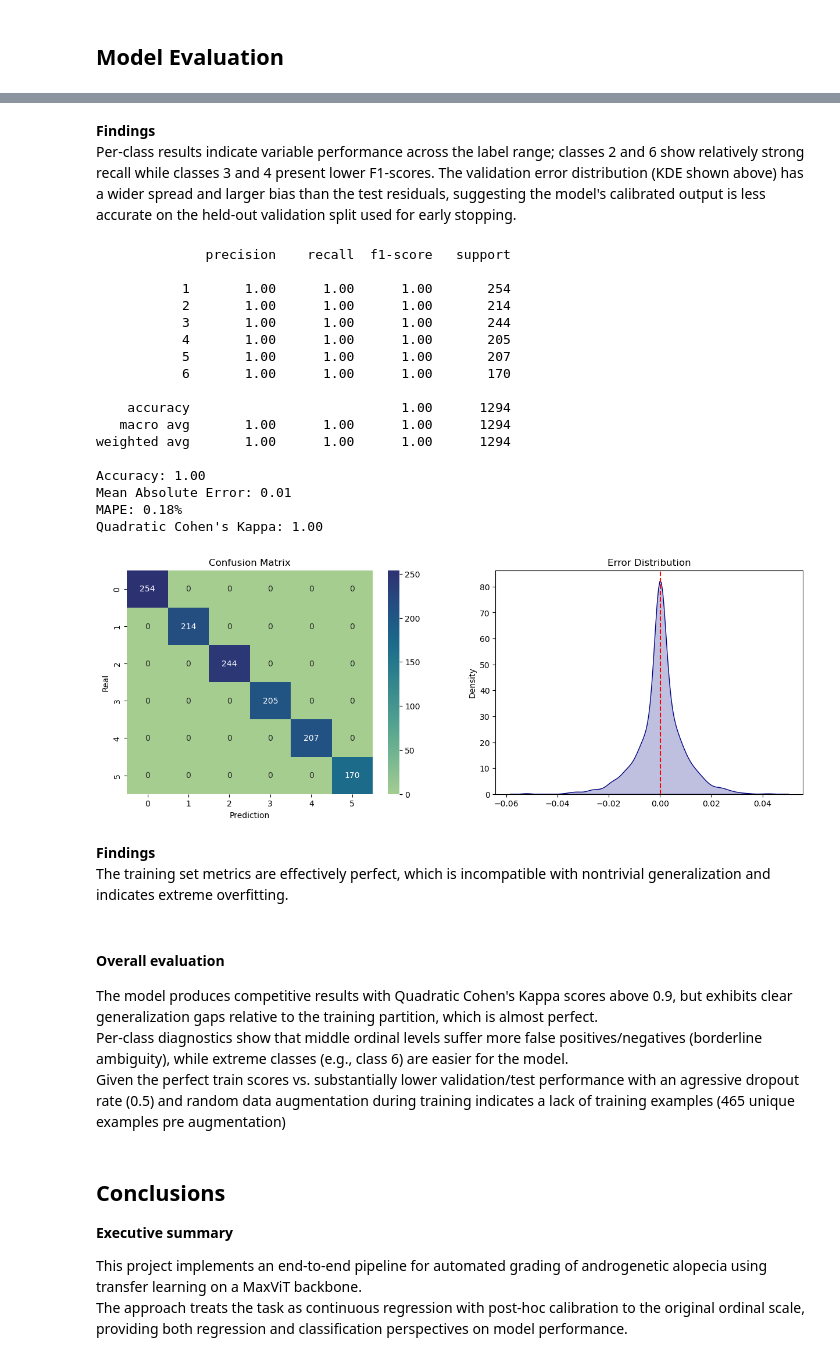
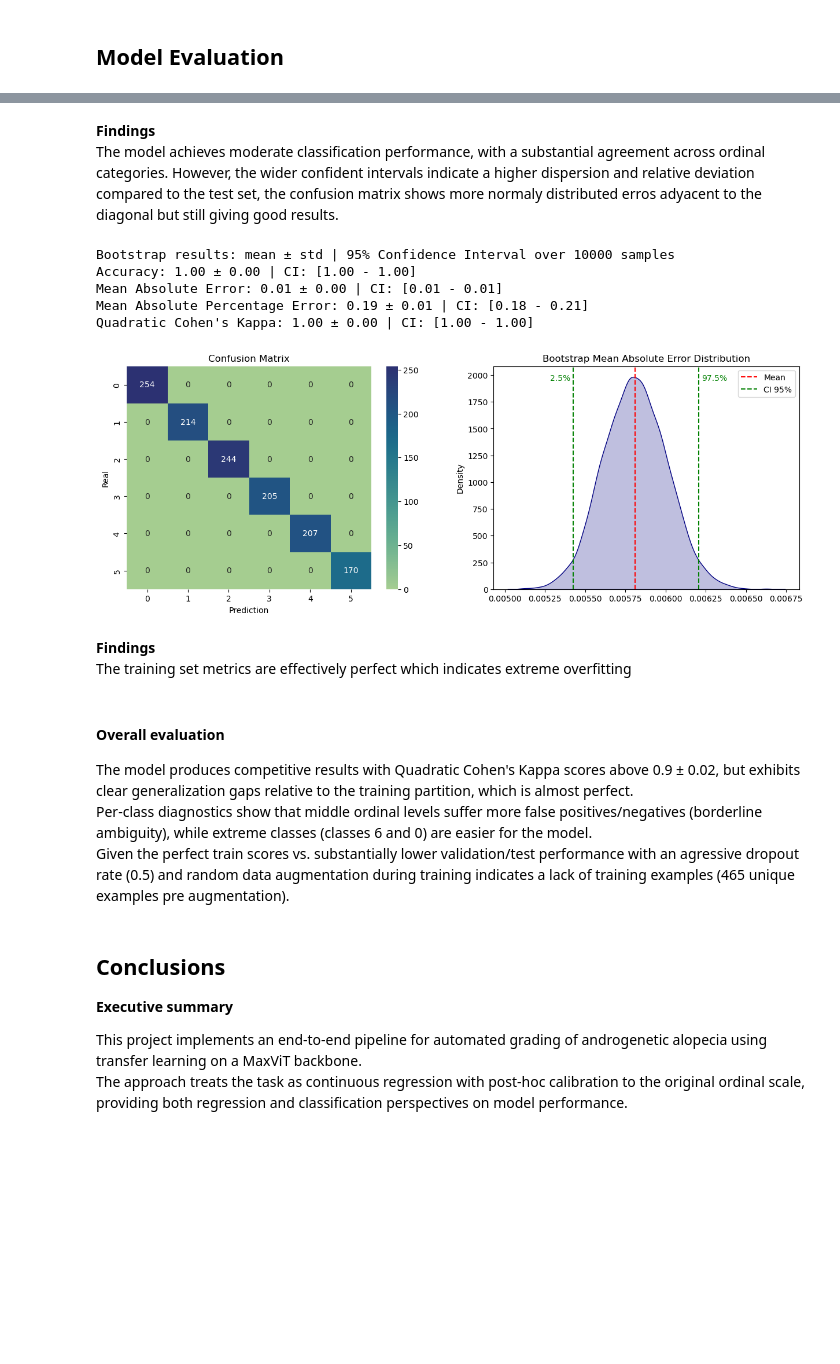
Before and after one commit to Rubenvalrom/Multilabel-Baldness-Classification, a Jupyter notebook: notebook.ipynb, the cells around one changed output, grey strips where cells are left out. Saved outputs shown, nothing was run; the diff lists cells and outputs as text; code cells hidden in the pictures; blank space fills up the shorter version.

```diff
--- a/notebook.ipynb
+++ b/notebook.ipynb
@@ -819,59 +821,47 @@ Quadratic Cohen's Kappa: 0.90
 # %% [markdown]
 **Findings**
-Per-class results indicate variable performance across the label range; classes 2 and 6 show relatively strong recall while classes 3 and 4 present lower F1-scores. The validation error distribution (KDE shown above) has a wider spread and larger bias than the test residuals, suggesting the model's calibrated output is less accurate on the held-out validation split used for early stopping.
+The model achieves moderate classification performance, with a substantial agreement across ordinal categories. However, the wider confident intervals indicate a higher dispersion and relative deviation compared to the test set, the confusion matrix shows more normaly distributed erros adyacent to the diagonal but still giving good results.
 # %%
 # Load training tensors
 X_train_tensor = torch.load('data/train/X_train_data.pt')
 y_train_tensor = torch.load('data/train/y_train_data.pt')
 
 # Normalize training data
 X_train_tensor = normalize(X_train_tensor)
 
 # Create DataLoader for training data since it does not fit in memory all at once
 Train_dataset = TensorDataset(X_train_tensor, y_train_tensor)
-train_loader = torch.utils.data.DataLoader(Train_dataset, batch_size=256, shuffle=False)
+train_loader = torch.utils.data.DataLoader(Train_dataset, batch_size=512, shuffle=False)
 
 # Get model training predictions in batches
 logits_train = torch.tensor([]).to(device)
 
 for x_batch, y_batch in train_loader:
     with torch.inference_mode():
         logits = Model(x_batch.to(device))
         logits_train = torch.cat((logits_train, logits), dim=0)
 
 evaluate_model(y_eval=y_train_tensor, logits_pred=logits_train)
 
 # Clear memory even if is not needed anymore in this notebook, this pc is still used on other tasks
 del X_train_tensor, y_train_tensor, logits_train
 torch.cuda.empty_cache()
 # %% [output]
-              precision    recall  f1-score   support
-
-           1       1.00      1.00      1.00       254
-           2       1.00      1.00      1.00       214
-           3       1.00      1.00      1.00       244
-           4       1.00      1.00      1.00       205
-           5       1.00      1.00      1.00       207
-           6       1.00      1.00      1.00       170
-
-    accuracy                           1.00      1294
-   macro avg       1.00      1.00      1.00      1294
-weighted avg       1.00      1.00      1.00      1294
-
-Accuracy: 1.00
-Mean Absolute Error: 0.01
-MAPE: 0.18%
-Quadratic Cohen's Kappa: 1.00
+Bootstrap results: mean ± std | 95% Confidence Interval over 10000 samples
+Accuracy: 1.00 ± 0.00 | CI: [1.00 - 1.00]
+Mean Absolute Error: 0.01 ± 0.00 | CI: [0.01 - 0.01]
+Mean Absolute Percentage Error: 0.19 ± 0.01 | CI: [0.18 - 0.21]
+Quadratic Cohen's Kappa: 1.00 ± 0.00 | CI: [1.00 - 1.00]
-[figure, old version]
+[figure, new version]
 # %% [markdown]
 **Findings**
-The training set metrics are effectively perfect, which is incompatible with nontrivial generalization and indicates extreme overfitting.
+The training set metrics are effectively perfect which indicates extreme overfitting
 # %% [markdown]
 #### Overall evaluation
 
-The model produces competitive results with Quadratic Cohen's Kappa scores above 0.9, but exhibits clear generalization gaps relative to the training partition, which is almost perfect.
-Per-class diagnostics show that middle ordinal levels suffer more false positives/negatives (borderline ambiguity), while extreme classes (e.g., class 6) are easier for the model.
-Given the perfect train scores vs. substantially lower validation/test performance with an agressive dropout rate (0.5) and random data augmentation during training indicates a lack of training examples (465 unique examples pre augmentation)
+The model produces competitive results with Quadratic Cohen's Kappa scores above 0.9 ± 0.02, but exhibits clear generalization gaps relative to the training partition, which is almost perfect.
+Per-class diagnostics show that middle ordinal levels suffer more false positives/negatives (borderline ambiguity), while extreme classes (classes 6 and 0) are easier for the model.
+Given the perfect train scores vs. substantially lower validation/test performance with an agressive dropout rate (0.5) and random data augmentation during training indicates a lack of training examples (465 unique examples pre augmentation).
 # %% [markdown]
 ## Conclusions
 
```
Also changed, not shown: parts of 5 cells of this notebook.
